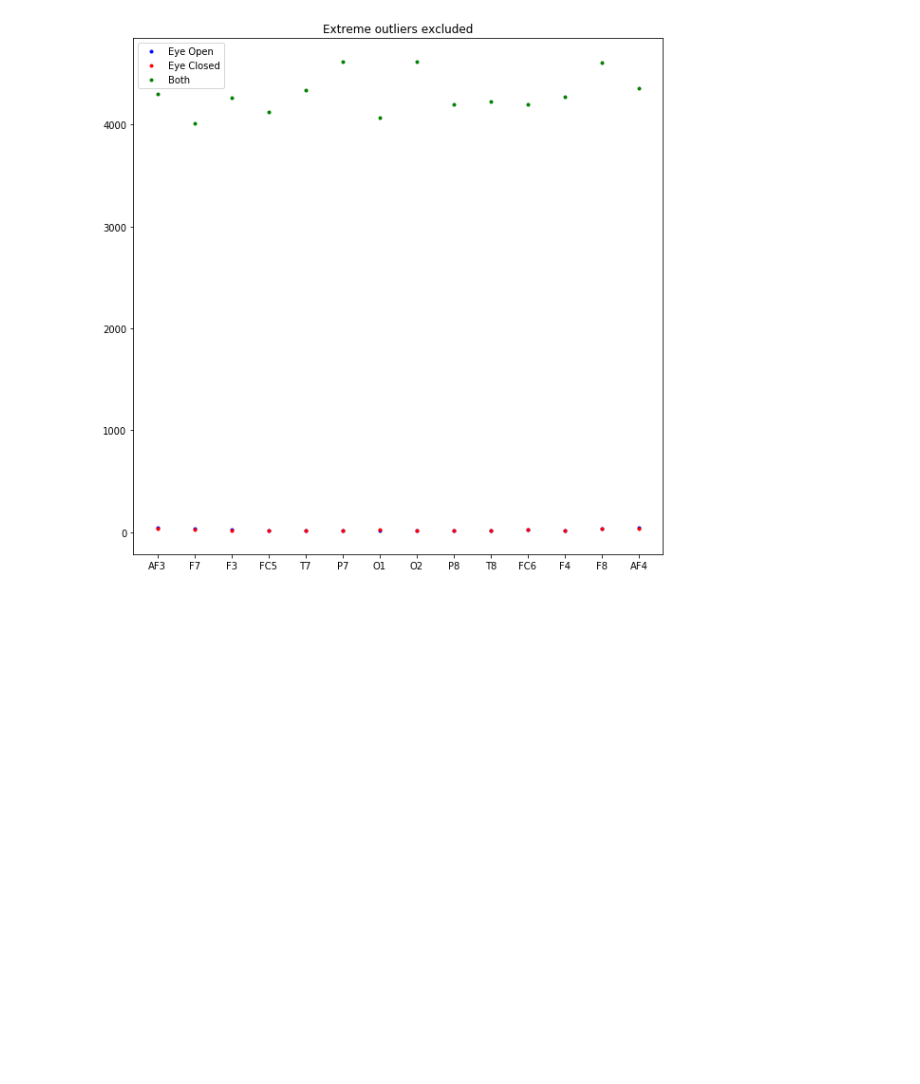
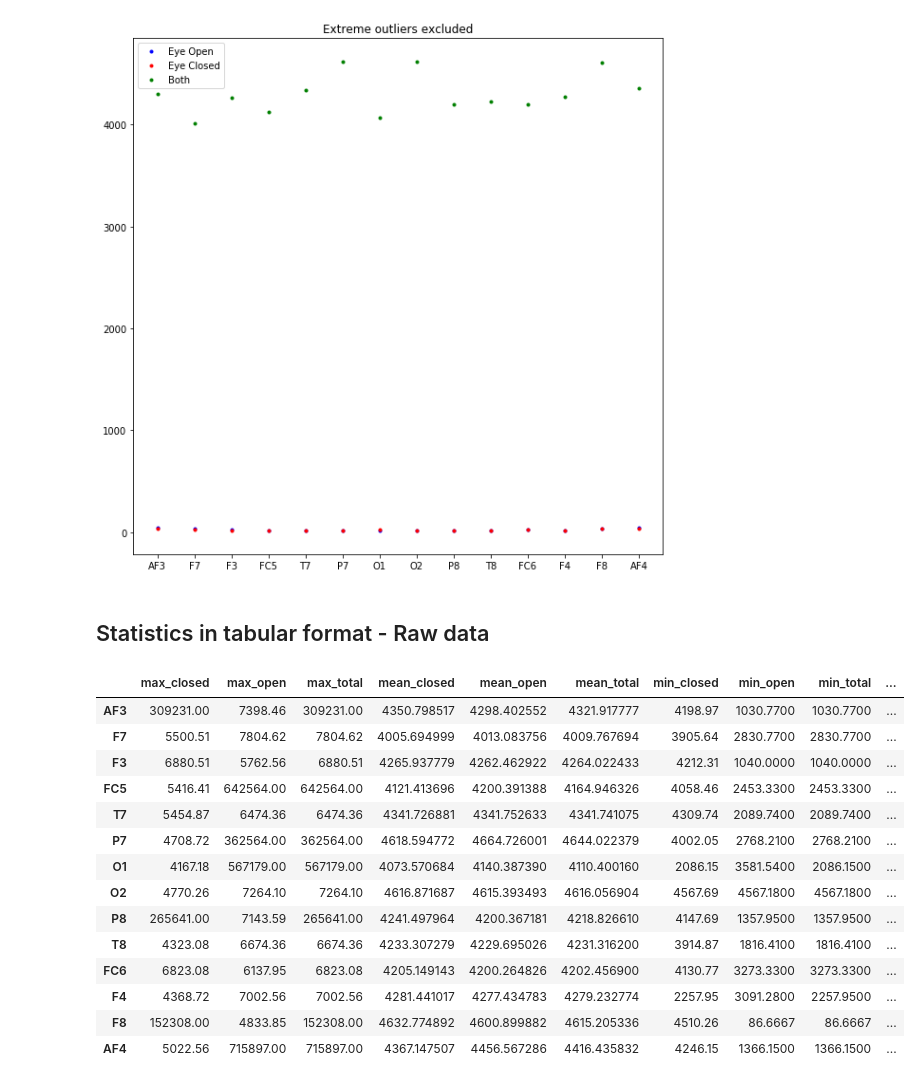
Before and after one commit to eldrad294/ICS5110_Practical_Assignment, a Jupyter notebook: src/Nicholas/EEGDataAnalysis/EEGDataAnalysis.ipynb, the cells around one changed output. Drawn from its saved outputs; the diff is of its cells as text; code cells hidden in the pictures; blank space fills up the shorter version.

Commit message:
Added feature statistics in tabular format, based on data point classification

```diff
--- a/src/Nicholas/EEGDataAnalysis/EEGDataAnalysis.ipynb
+++ b/src/Nicholas/EEGDataAnalysis/EEGDataAnalysis.ipynb
@@ -183,6 +183,29 @@ def plotStandardDeviation(data, featureCount, outIndex, title):
     ax.plot(x, data[:, 0:featureCount].mean(axis=0), 'g.')
 
     ax.legend(['Eye Open', 'Eye Closed', 'Both'])
+
+def statsInTabularFormat(data, featureCount, outIndex, title):
+    idxEyeClosed = np.where(data[:, outIndex] == 1)[0]
+    idxEyeOpened = np.where(data[:, outIndex] == 0)[0]
+
+    res = pd.DataFrame({
+        'min_open': eegDataRaw[idxEyeOpened][:, 0:featureCount].min(axis=0),
+        'max_open': eegDataRaw[idxEyeOpened][:, 0:featureCount].max(axis=0),
+        'mean_open': eegDataRaw[idxEyeOpened][:, 0:featureCount].mean(axis=0),
+        'std_open': eegDataRaw[idxEyeOpened][:, 0:featureCount].std(axis=0),
+
+        'min_closed': eegDataRaw[idxEyeClosed][:, 0:featureCount].min(axis=0),
+        'max_closed': eegDataRaw[idxEyeClosed][:, 0:featureCount].max(axis=0),
+        'mean_closed': eegDataRaw[idxEyeClosed][:, 0:featureCount].mean(axis=0),
+        'std_closed': eegDataRaw[idxEyeClosed][:, 0:featureCount].std(axis=0),
+
+        'min_total': eegDataRaw[:, 0:featureCount].min(axis=0),
+        'max_total': eegDataRaw[:, 0:featureCount].max(axis=0),
+        'mean_total': eegDataRaw[:, 0:featureCount].mean(axis=0),
+        'std_total': eegDataRaw[:, 0:featureCount].std(axis=0)
+    })
+
+    return res.set_index(eegHeader[0:featureCount])
 # %% [markdown]
 ## Box plots - Raw data
 # %%
@@ -239,3 +262,23 @@ plotStandardDeviation(eegDataRaw, featureCount, outputIndex, "Raw data")
 plotStandardDeviation(eegDataNoOutLiers, featureCount, outputIndex, "Extreme outliers excluded")
 # %% [output]
 [figure]
+# %% [markdown]
+## Statistics in tabular format - Raw data
+# %%
+statsInTabularFormat(eegDataRaw, featureCount, outputIndex, "Raw data")
+# %% [output]
+|  | max_closed | max_open | max_total | mean_closed | mean_open | mean_total | min_closed | min_open | min_total | ... |
+| AF3 | 309231.00 | 7398.46 | 309231.00 | 4350.798517 | 4298.402552 | 4321.917777 | 4198.97 | 1030.7700 | 1030.7700 | ... |
+| F7 | 5500.51 | 7804.62 | 7804.62 | 4005.694999 | 4013.083756 | 4009.767694 | 3905.64 | 2830.7700 | 2830.7700 | ... |
+| F3 | 6880.51 | 5762.56 | 6880.51 | 4265.937779 | 4262.462922 | 4264.022433 | 4212.31 | 1040.0000 | 1040.0000 | ... |
+| FC5 | 5416.41 | 642564.00 | 642564.00 | 4121.413696 | 4200.391388 | 4164.946326 | 4058.46 | 2453.3300 | 2453.3300 | ... |
+| T7 | 5454.87 | 6474.36 | 6474.36 | 4341.726881 | 4341.752633 | 4341.741075 | 4309.74 | 2089.7400 | 2089.7400 | ... |
+| P7 | 4708.72 | 362564.00 | 362564.00 | 4618.594772 | 4664.726001 | 4644.022379 | 4002.05 | 2768.2100 | 2768.2100 | ... |
+| O1 | 4167.18 | 567179.00 | 567179.00 | 4073.570684 | 4140.387390 | 4110.400160 | 2086.15 | 3581.5400 | 2086.1500 | ... |
+| O2 | 4770.26 | 7264.10 | 7264.10 | 4616.871687 | 4615.393493 | 4616.056904 | 4567.69 | 4567.1800 | 4567.1800 | ... |
+| P8 | 265641.00 | 7143.59 | 265641.00 | 4241.497964 | 4200.367181 | 4218.826610 | 4147.69 | 1357.9500 | 1357.9500 | ... |
+| T8 | 4323.08 | 6674.36 | 6674.36 | 4233.307279 | 4229.695026 | 4231.316200 | 3914.87 | 1816.4100 | 1816.4100 | ... |
+| FC6 | 6823.08 | 6137.95 | 6823.08 | 4205.149143 | 4200.264826 | 4202.456900 | 4130.77 | 3273.3300 | 3273.3300 | ... |
+| F4 | 4368.72 | 7002.56 | 7002.56 | 4281.441017 | 4277.434783 | 4279.232774 | 2257.95 | 3091.2800 | 2257.9500 | ... |
+| F8 | 152308.00 | 4833.85 | 152308.00 | 4632.774892 | 4600.899882 | 4615.205336 | 4510.26 | 86.6667 | 86.6667 | ... |
+| AF4 | 5022.56 | 715897.00 | 715897.00 | 4367.147507 | 4456.567286 | 4416.435832 | 4246.15 | 1366.1500 | 1366.1500 | ... |
```
Also changed, not shown: parts of 2 cells of this notebook.
